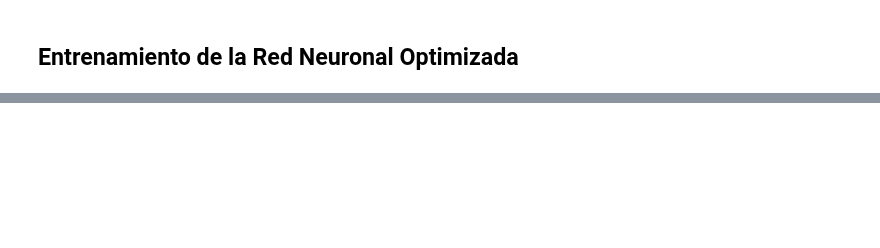
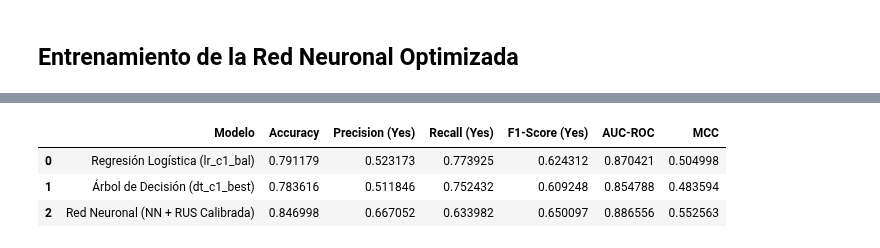
Before and after one commit to manuellazarte/AA1-TUIA-QUINTEROS-LAZARTE-LASARTE, a Jupyter notebook: TP_clasificacion_AA1.ipynb, the cells around one changed output, grey strips where cells are left out. Drawn from its saved outputs; the diff is of its cells as text; code cells hidden in the pictures; blank space fills up the shorter version.

```diff
--- a/TP_clasificacion_AA1.ipynb
+++ b/TP_clasificacion_AA1.ipynb
@@ -2179,0 +2182,69 @@ Recall:    0.7182
+# %%
+# ==============================================================================
+# CELDA CORREGIDA: FUNCIÓN EVALUADORA GLOBAL CON AUC-ROC INCLUIDO
+# ==============================================================================
+
+import pandas as pd
+from sklearn.metrics import (
+    accuracy_score,
+    precision_score,
+    recall_score,
+    f1_score,
+    roc_auc_score,     # ¡Importamos la métrica que faltaba!
+    matthews_corrcoef
+)
+
+def obtener_metricas_modelo(modelo_objeto, X, y, nombre_etiqueta, es_keras=False, umbral=0.5):
+    """
+    Calcula dinámicamente las métricas de clasificación para un modelo dado,
+    soportando Scikit-Learn y Keras, garantizando el cálculo correcto del AUC-ROC.
+    """
+    if es_keras:
+        # Keras devuelve directamente las probabilidades de la clase positiva (1)
+        y_probs = modelo_objeto.predict(X.astype('float32'), verbose=0).flatten()
+        # Binarizamos usando el umbral óptimo calibrado
+        y_pred = (y_probs >= umbral).astype(int)
+    else:
+        # CORRECCIÓN PARA SKLEARN:
+        # predict_proba() nos da las probabilidades continuas para calcular el AUC-ROC
+        y_probs = modelo_objeto.predict_proba(X)[:, 1]
+        # predict() nos da las clases binarias (0 o 1) para las demás métricas
+        y_pred = modelo_objeto.predict(X)
+
+    # Retornamos el diccionario estructurado incluyendo el AUC-ROC real
+    return {
+        'Modelo': nombre_etiqueta,
+        'Accuracy': accuracy_score(y, y_pred),
+        'Precision (Yes)': precision_score(y, y_pred, pos_label=1, zero_division=0),
+        'Recall (Yes)': recall_score(y, y_pred, pos_label=1, zero_division=0),
+        'F1-Score (Yes)': f1_score(y, y_pred, pos_label=1, zero_division=0),
+        'AUC-ROC': roc_auc_score(y, y_probs), # ¡Agregado con éxito usando probabilidades!
+        'MCC': matthews_corrcoef(y, y_pred)
+    }
+
+# ------------------------------------------------------------------------------
+# Generación de la Tabla Comparativa Oficial
+# ------------------------------------------------------------------------------
+
+# Evaluamos los modelos de Scikit-Learn (asumen sus umbrales internos optimizados)
+metrics_lr = obtener_metricas_modelo(lr_c1_bal, X1_test, y_test, 'Regresión Logística (lr_c1_bal)')
+metrics_dt = obtener_metricas_modelo(dt_best, X1_test, y_test, 'Árbol de Decisión (dt_c1_best)')
+
+# Evaluamos la Red Neuronal inyectando el mejor_umbral calculado en Validación
+metrics_nn = obtener_metricas_modelo(
+    modelo_objeto=model,
+    X=X1_test,
+    y=y_test,
+    nombre_etiqueta='Red Neuronal (NN + RUS Calibrada)',
+    es_keras=True,
+    umbral=mejor_umbral
+)
+
+# Construcción y visualización del DataFrame final
+df_comparativa_final = pd.DataFrame([metrics_lr, metrics_dt, metrics_nn])
+display(df_comparativa_final)
+# %% [output]
+|  | Modelo | Accuracy | Precision (Yes) | Recall (Yes) | F1-Score (Yes) | AUC-ROC | MCC |
+| 0 | Regresión Logística (lr_c1_bal) | 0.791179 | 0.523173 | 0.773925 | 0.624312 | 0.870421 | 0.504998 |
+| 1 | Árbol de Decisión (dt_c1_best) | 0.783616 | 0.511846 | 0.752432 | 0.609248 | 0.854788 | 0.483594 |
+| 2 | Red Neuronal (NN + RUS Calibrada) | 0.846998 | 0.667052 | 0.633982 | 0.650097 | 0.886556 | 0.552563 |
```
Also changed, not shown: parts of 13 cells of this notebook.
